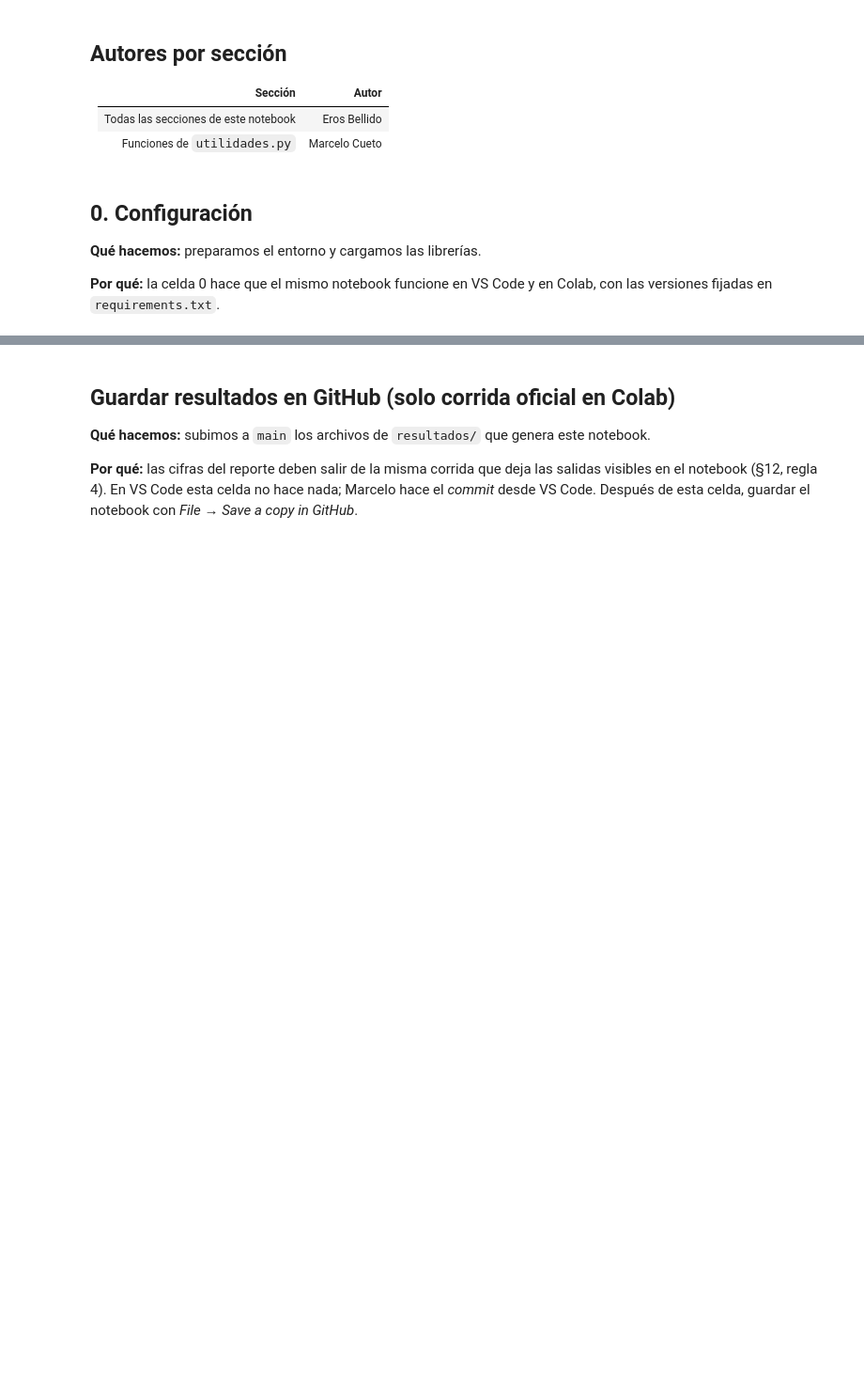
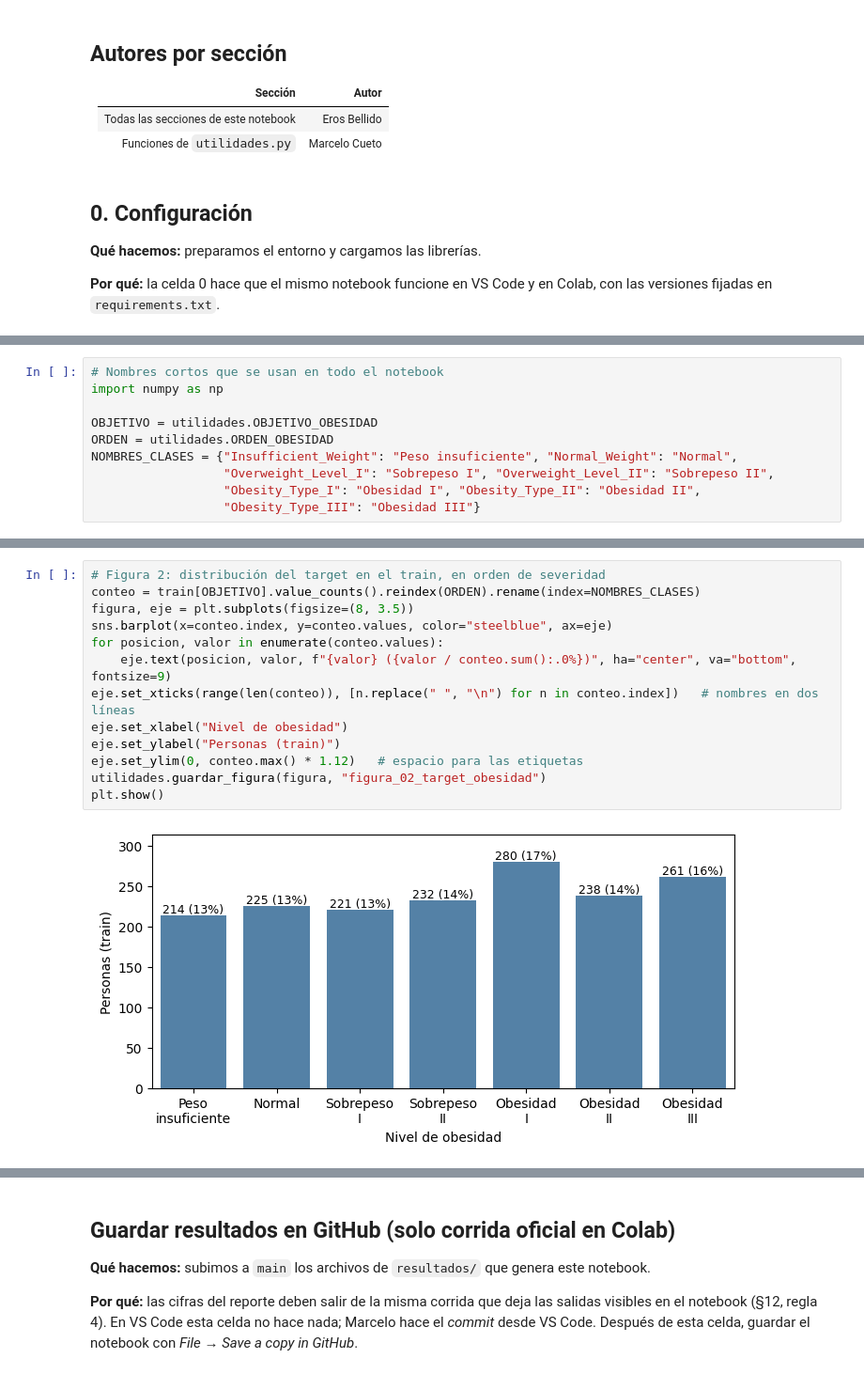
Before and after one commit to MCuetoV/proyecto-ml-2026-2, a Jupyter notebook: notebooks/03_obesidad_exploracion.ipynb, the cells around one changed output, grey strips where cells are left out. Shown at 94% size. Saved outputs shown, nothing was run; the diff lists cells and outputs as text; blank space fills up the shorter version.

Commit message:
03-obesidad: completa la exploración de datos con observaciones

```diff
--- a/notebooks/03_obesidad_exploracion.ipynb
+++ b/notebooks/03_obesidad_exploracion.ipynb
@@ -140,0 +57,10 @@ proporciones.round(3)
+# %%
+# Nombres cortos que se usan en todo el notebook
+import numpy as np
+
+OBJETIVO = utilidades.OBJETIVO_OBESIDAD
+ORDEN = utilidades.ORDEN_OBESIDAD
+NOMBRES_CLASES = {"Insufficient_Weight": "Peso insuficiente", "Normal_Weight": "Normal",
+                  "Overweight_Level_I": "Sobrepeso I", "Overweight_Level_II": "Sobrepeso II",
+                  "Obesity_Type_I": "Obesidad I", "Obesity_Type_II": "Obesidad II",
+                  "Obesity_Type_III": "Obesidad III"}
@@ -140,0 +214,15 @@ proporciones.round(3)
+# %%
+# Figura 2: distribución del target en el train, en orden de severidad
+conteo = train[OBJETIVO].value_counts().reindex(ORDEN).rename(index=NOMBRES_CLASES)
+figura, eje = plt.subplots(figsize=(8, 3.5))
+sns.barplot(x=conteo.index, y=conteo.values, color="steelblue", ax=eje)
+for posicion, valor in enumerate(conteo.values):
+    eje.text(posicion, valor, f"{valor} ({valor / conteo.sum():.0%})", ha="center", va="bottom", fontsize=9)
+eje.set_xticks(range(len(conteo)), [n.replace(" ", "\n") for n in conteo.index])   # nombres en dos líneas
+eje.set_xlabel("Nivel de obesidad")
+eje.set_ylabel("Personas (train)")
+eje.set_ylim(0, conteo.max() * 1.12)   # espacio para las etiquetas
+utilidades.guardar_figura(figura, "figura_02_target_obesidad")
+plt.show()
+# %% [output]
+[figure, added]
```
Also changed, not shown: parts of 60 cells of this notebook.
